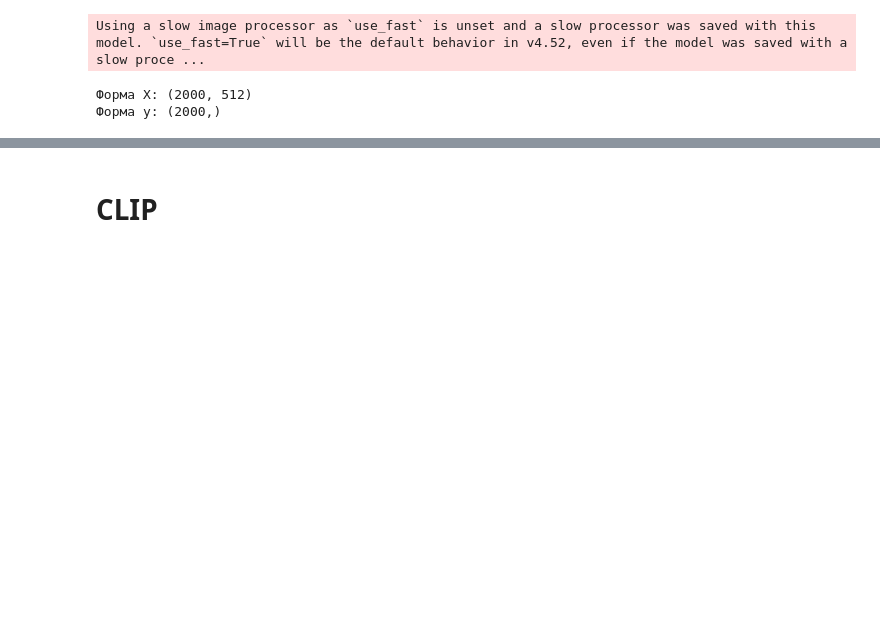
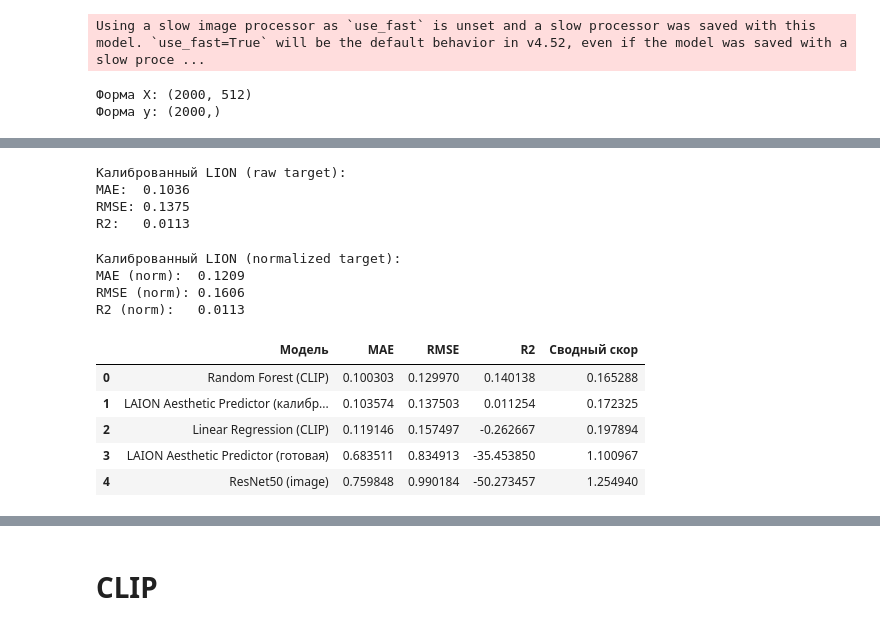
Before and after one commit to GVok/MFDP, a Jupyter notebook: lesson4/baseline.ipynb, the cells around one changed output, grey strips where cells are left out. Drawn from its saved outputs; the diff is of its cells as text; code cells hidden in the pictures; blank space fills up the shorter version.

```diff
--- a/lesson4/baseline.ipynb
+++ b/lesson4/baseline.ipynb
@@ -534,3 +634,74 @@ print("Лучшая модель:", df_metrics.loc[0, "Модель"])
+# %%
+y_train = df_train["aesthetic_score"].values
+y_test  = df_test["aesthetic_score"].values
+
+y_train_norm = df_train["aesthetic_score_norm"].values
+y_test_norm  = df_test["aesthetic_score_norm"].values
+
+train_raw = get_laion_preds(df_train, desc="Aesthetic Predictor train (raw)")
+test_raw  = get_laion_preds(df_test,  desc="Aesthetic Predictor test (raw)")
+# %%
+calib_raw = LinearRegression()
+calib_raw.fit(train_raw.reshape(-1, 1), y_train)
+
+test_calib = calib_raw.predict(test_raw.reshape(-1, 1))
+
+aes_mae_calib  = mean_absolute_error(y_test, test_calib)
+aes_rmse_calib = math.sqrt(mean_squared_error(y_test, test_calib))
+aes_r2_calib   = r2_score(y_test, test_calib)
+
+print("Калиброванный LION (raw target):")
+print(f"MAE:  {aes_mae_calib:.4f}")
+print(f"RMSE: {aes_rmse_calib:.4f}")
+print(f"R2:   {aes_r2_calib:.4f}")
+# %% [output]
+Калиброванный LION (raw target):
+MAE:  0.1036
+RMSE: 0.1375
+R2:   0.0113
+# %%
+calib_norm = LinearRegression()
+calib_norm.fit(train_raw.reshape(-1, 1), y_train_norm)
+
+test_calib_norm = calib_norm.predict(test_raw.reshape(-1, 1))
+
+aes_mae_calib_norm  = mean_absolute_error(y_test_norm, test_calib_norm)
+aes_rmse_calib_norm = math.sqrt(mean_squared_error(y_test_norm, test_calib_norm))
+aes_r2_calib_norm   = r2_score(y_test_norm, test_calib_norm)
+
+print("Калиброванный LION (normalized target):")
+print(f"MAE (norm):  {aes_mae_calib_norm:.4f}")
+print(f"RMSE (norm): {aes_rmse_calib_norm:.4f}")
+print(f"R2 (norm):   {aes_r2_calib_norm:.4f}")
+# %% [output]
+Калиброванный LION (normalized target):
+MAE (norm):  0.1209
+RMSE (norm): 0.1606
+R2 (norm):   0.0113
+# %%
+results_aes_calibrated = (
+    {
+        "Модель": "LAION Aesthetic Predictor (калиброванный)",
+        "MAE": aes_mae_calib,
+        "RMSE": aes_rmse_calib,
+        "R2": aes_r2_calib
+    }
+)
+
+df_aes_calib = pd.DataFrame([results_aes_calibrated])
+
+df_metrics = pd.concat([df_metrics, df_aes_calib], ignore_index=True)
+df_metrics["Сводный скор"] = df_metrics["MAE"] + 0.5 * df_metrics["RMSE"]
+df_metrics = df_metrics.sort_values("Сводный скор").reset_index(drop=True)
+
+df_metrics
+# %% [output]
+|  | Модель | MAE | RMSE | R2 | Сводный скор |
+| 0 | Random Forest (CLIP) | 0.100303 | 0.129970 | 0.140138 | 0.165288 |
+| 1 | LAION Aesthetic Predictor (калибр... | 0.103574 | 0.137503 | 0.011254 | 0.172325 |
+| 2 | Linear Regression (CLIP) | 0.119146 | 0.157497 | -0.262667 | 0.197894 |
+| 3 | LAION Aesthetic Predictor (готовая) | 0.683511 | 0.834913 | -35.453850 | 1.100967 |
+| 4 | ResNet50 (image) | 0.759848 | 0.990184 | -50.273457 | 1.254940 |
 # %% [markdown]
 ## Анализ результатов
 
```
Also changed, not shown: parts of 31 cells of this notebook, 2 other files.
